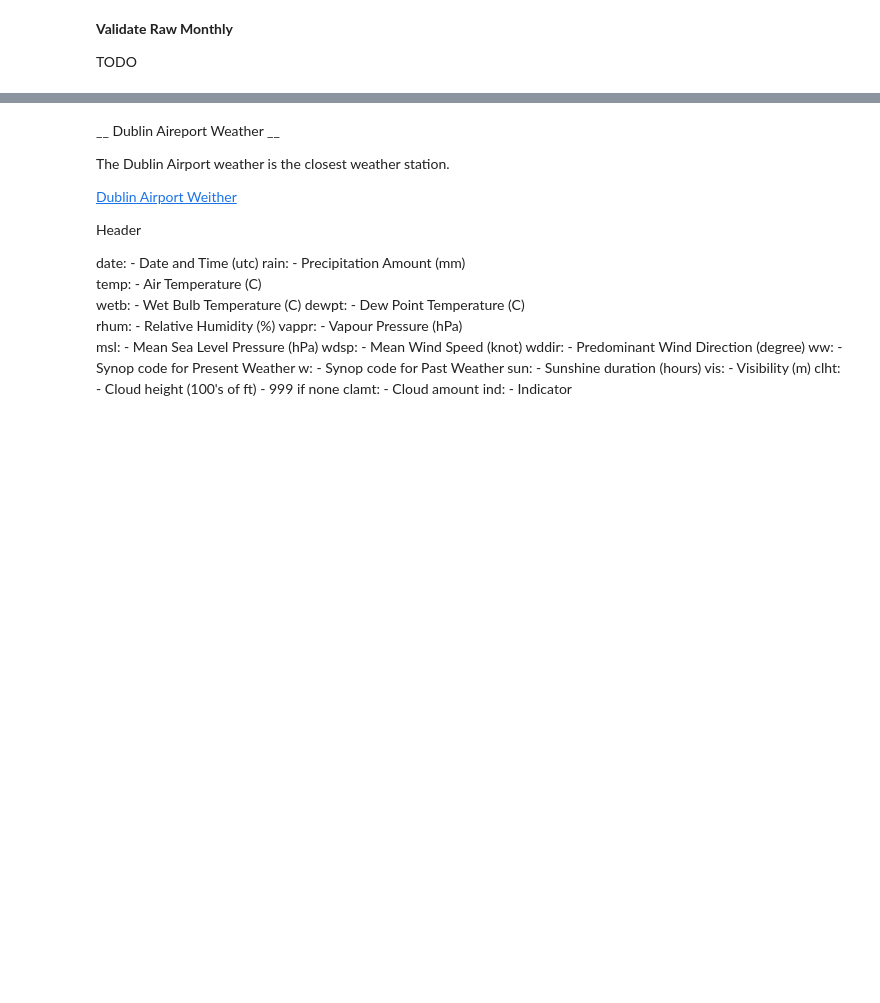
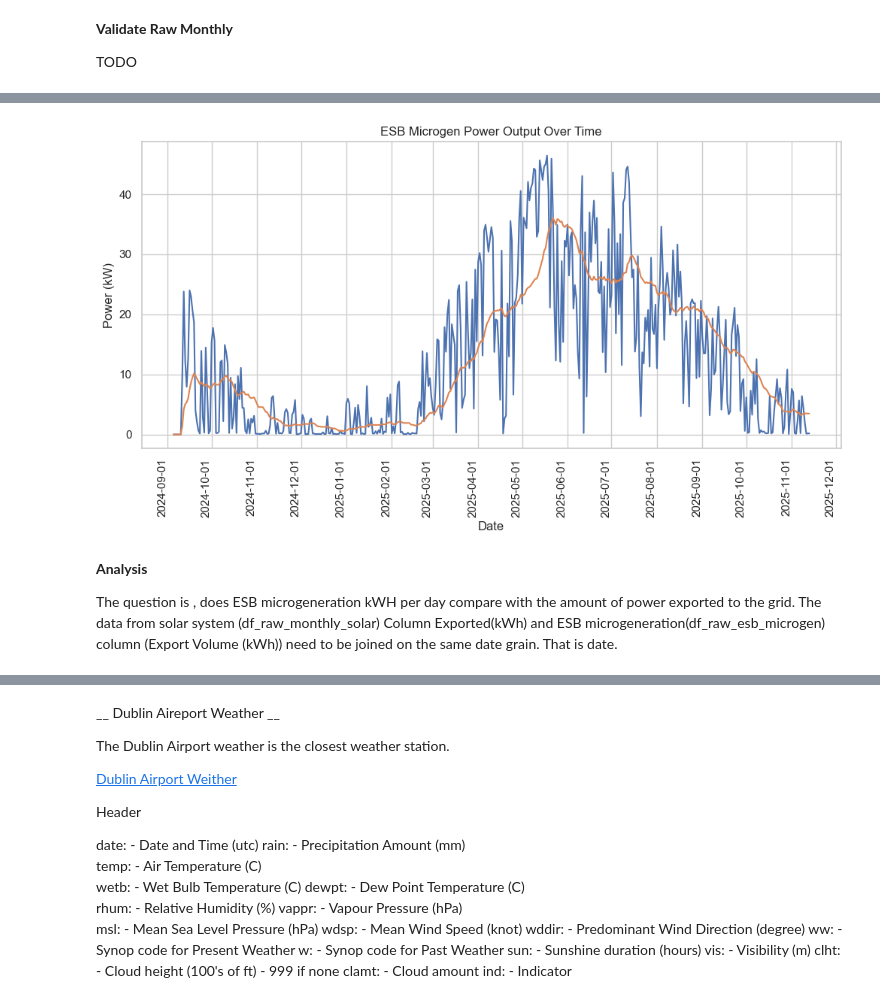
Before and after one commit to clydewatts1/PFDA-programming-for-data-analytics, a Jupyter notebook: big_project/big_project.ipynb, the cells around one changed output, grey strips where cells are left out. Cells and saved outputs as stored; diff of their text form; code cells hidden in the pictures; blank space fills up the shorter version.

```diff
--- a/big_project/big_project.ipynb
+++ b/big_project/big_project.ipynb
@@ -215,3 +530,7 @@ __Load ESB Microgeneration Data__
 # %%
 # load into pandas dataframe csv file
 df_raw_esb_microgen = pd.read_csv(f'{RAW_DATA_DIR}/esb/BGE_Export_HDF_18_11_2025.csv')
+# change Date column to date
+df_raw_esb_microgen['Date'] = pd.to_datetime(df_raw_esb_microgen['Date']).dt.date
+# change Date to index
+df_raw_esb_microgen.set_index('Date', inplace=True)
@@ -217,0 +591,23 @@ df_raw_esb_microgen = pd.read_csv(f'{RAW_DATA_DIR}/esb/BGE_Export_HDF_18_11_2025
+# %%
+
+# Plot esb microgen data
+plt.figure(figsize=(12,6))
+ss = df_raw_esb_microgen['Export Volume (kWh)']
+ss.plot()
+# plot a smooth line
+ss.rolling(window=30,min_periods=1).mean().plot()
+plt.title('ESB Microgen Power Output Over Time')
+plt.xlabel('Date')
+# set x axis major ticks to monthly at 90 degrees
+plt.gca().xaxis.set_major_locator(plt.matplotlib.dates.MonthLocator())
+plt.gca().xaxis.set_major_formatter(plt.matplotlib.dates.DateFormatter('%Y-%m-%d'))
+plt.gcf().autofmt_xdate(rotation=90)
+plt.ylabel('Power (kW)')
+plt.grid(True)
+plt.show()
+# %% [output]
+[figure, added]
+# %% [markdown]
+__Analysis__
+
+The question is , does ESB microgeneration kWH per day compare with the amount of power exported to the grid. The data from solar system (df_raw_monthly_solar) Column Exported(kWh)  and ESB microgeneration(df_raw_esb_microgen) column (Export Volume (kWh)) need to be joined on the same date grain. That is date.
```
Also changed, not shown: parts of 61 cells of this notebook, 5 other files.
